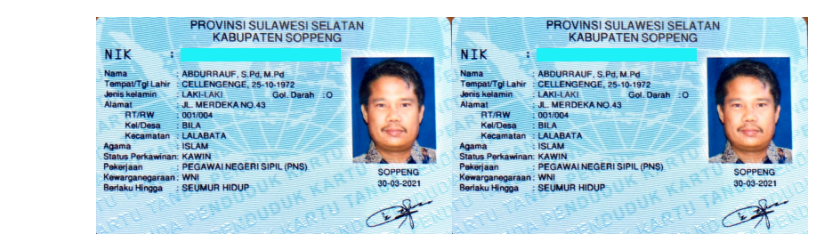
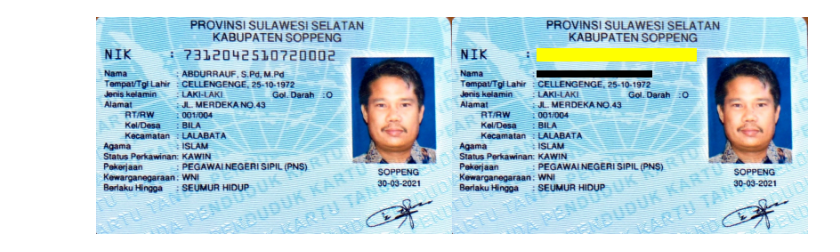
Before and after one commit to AsadillahRamadhan/PCVK, a Jupyter notebook: Pertemuan1.ipynb, the cells around one changed output. Cells and saved outputs as stored; diff of their text form; code cells hidden in the pictures.

```diff
--- a/Pertemuan1.ipynb
+++ b/Pertemuan1.ipynb
@@ -129,16 +129,23 @@ cv2_imshow(final_frame_2)
 # %%
 #KTP
 url = 'https://bimamedia-gurusiana.ap-south-1.linodeobjects.com/099fe6b0b444c23836c4a5d07346082b/2021/04/20/l-img20210420015823jpg20210420005933.jpeg'
 images = io.imread(url)
 images = cv.cvtColor(images, cv.COLOR_BGR2RGB)
 images = cv.resize(images, (0,0), fx=0.5, fy=0.5)
-images_1 = images
+images_1 = io.imread(url)
+images_1 = cv.cvtColor(images_1, cv.COLOR_BGR2RGB)
+images_1 = cv.resize(images_1, (0,0), fx=0.5, fy=0.5)
 
-for y in range (180): # lebar
+
+for y in range (180):
   for x in range(15):
-    images_1[x+35, y+95] = [247,240,0]
+    images_1[x+35, y+95] = [0,255,255]
+
+for y in range (130):
+  for x in range(8):
+    images_1[x+60, y+95] = [0,0,0]
 
 final_frame_3 = cv.hconcat((images, images_1))
 cv2_imshow(final_frame_3)
 # %% [output]
-[figure, old version]
+[figure, new version]
```
Also changed, not shown: parts of 6 cells of this notebook.
